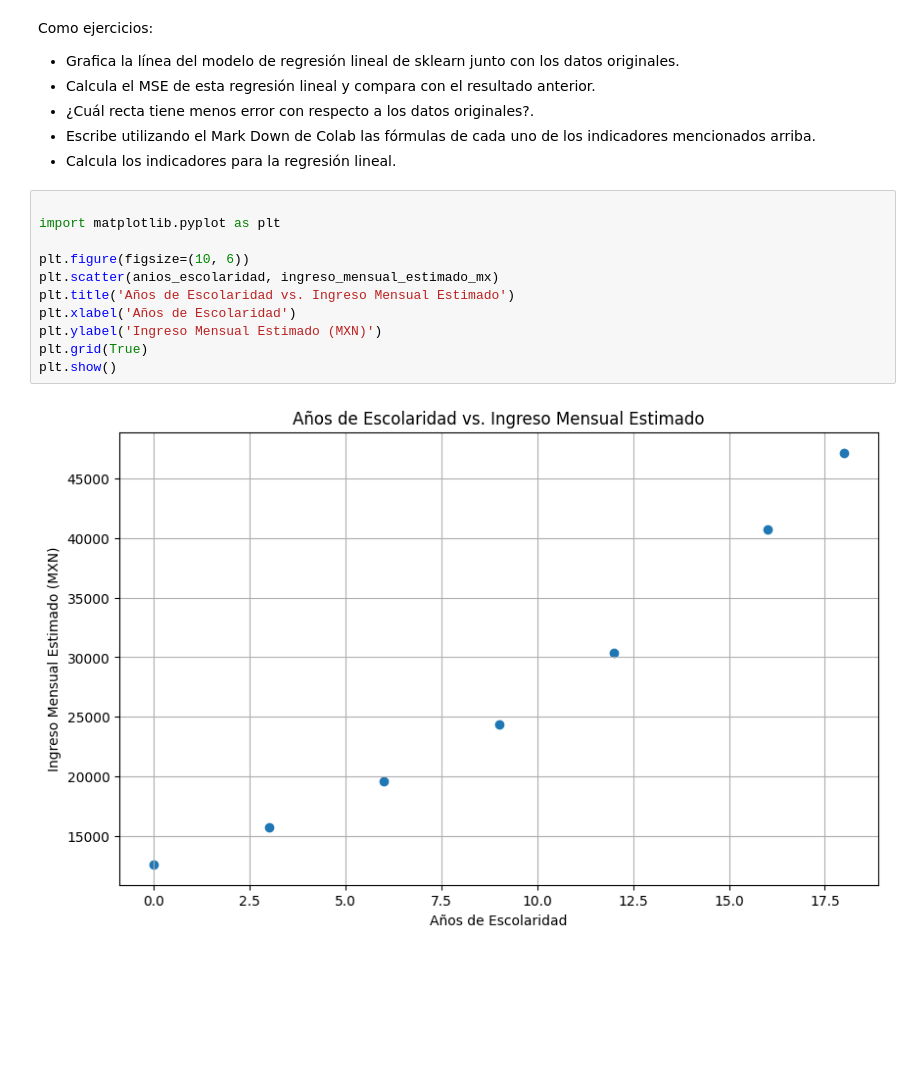
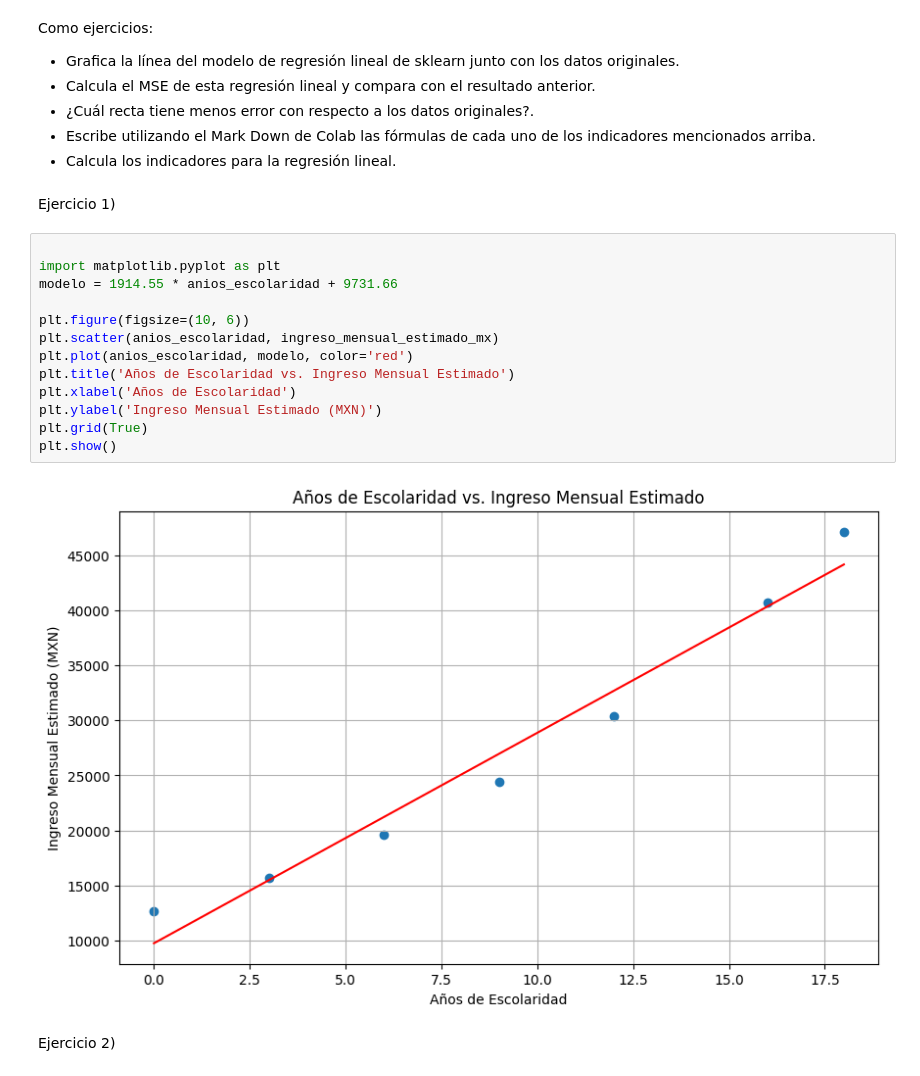
Before and after one commit to brian572xd/Portafolio_CNOV, a Jupyter notebook: Untitled0.ipynb, the cells around one changed output. Cells and saved outputs as stored; diff of their text form; blank space fills up the shorter version.

```diff
--- a/Untitled0.ipynb
+++ b/Untitled0.ipynb
@@ -790,16 +694,22 @@ Como ejercicios:
 *   ¿Cuál recta tiene menos error con respecto a los datos originales?.
 *   Escribe utilizando el Mark Down de Colab las fórmulas de cada uno de los indicadores mencionados arriba.
 *   Calcula los indicadores para la regresión lineal.
+# %% [markdown]
+Ejercicio 1)
 # %%
 
 import matplotlib.pyplot as plt
+modelo = 1914.55 * anios_escolaridad + 9731.66
 
 plt.figure(figsize=(10, 6))
 plt.scatter(anios_escolaridad, ingreso_mensual_estimado_mx)
+plt.plot(anios_escolaridad, modelo, color='red')
 plt.title('Años de Escolaridad vs. Ingreso Mensual Estimado')
 plt.xlabel('Años de Escolaridad')
 plt.ylabel('Ingreso Mensual Estimado (MXN)')
 plt.grid(True)
 plt.show()
 # %% [output]
-[figure, old version]
+[figure, new version]
+# %% [markdown]
+Ejercicio 2)
```
Also changed, not shown: parts of 30 cells of this notebook.
